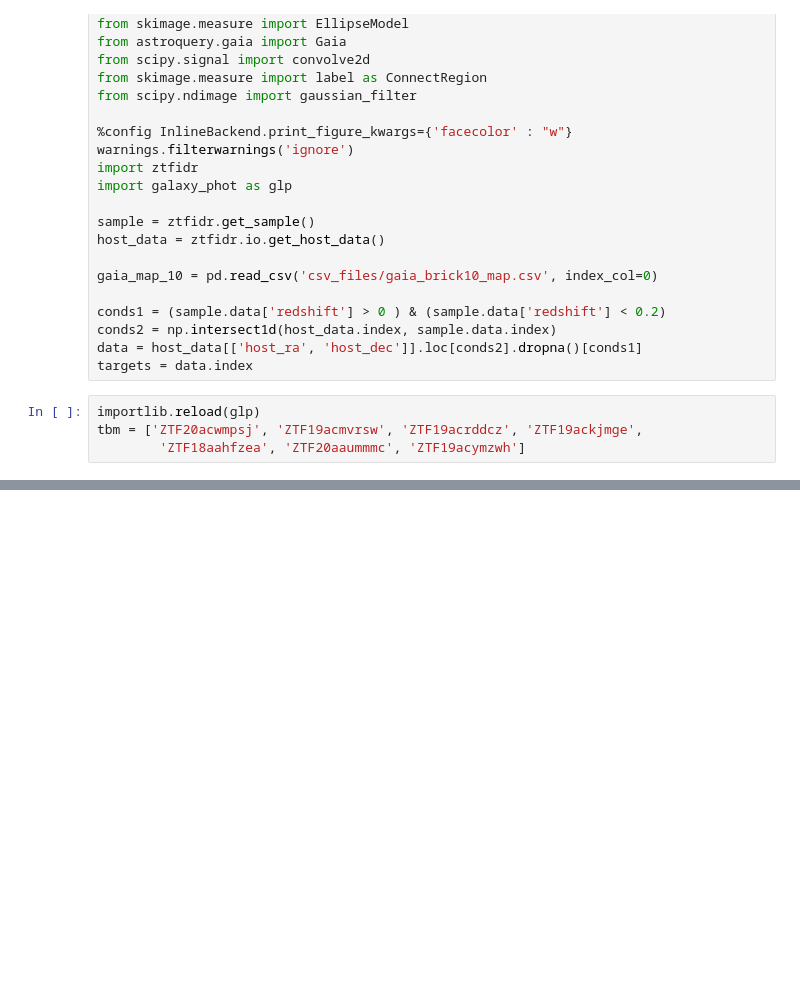
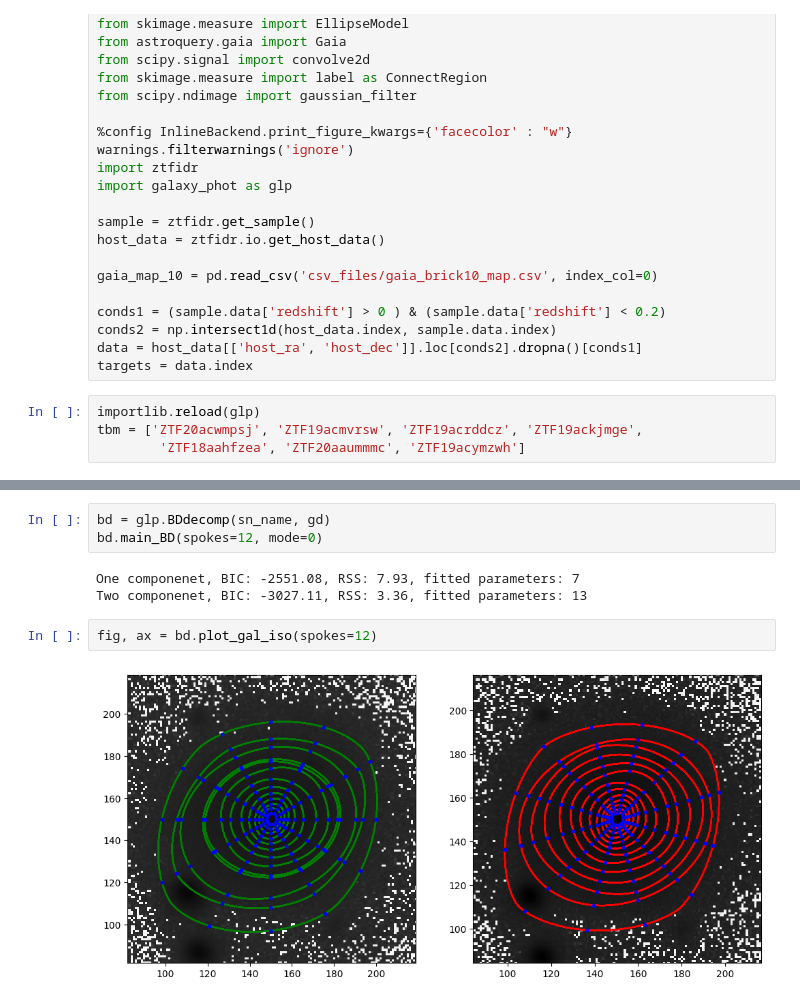
Before and after one commit to RobertSenzel/ZTF_host_decomp, a Jupyter notebook: mask_query.ipynb, the cells around one changed output, grey strips where cells are left out. Cells and saved outputs as stored; diff of their text form; blank space fills up the shorter version.

```diff
--- a/mask_query.ipynb
+++ b/mask_query.ipynb
@@ -218,0 +143,10 @@ NameError: name 'region_count' is not defined
+# %%
+bd = glp.BDdecomp(sn_name, gd)
+bd.main_BD(spokes=12, mode=0)
+# %% [output]
+One componenet, BIC: -2551.08, RSS: 7.93, fitted parameters: 7
+Two componenet, BIC: -3027.11, RSS: 3.36, fitted parameters: 13
+# %%
+fig, ax = bd.plot_gal_iso(spokes=12)
+# %% [output]
+[figure, added]
```
Also changed, not shown: parts of 23 cells of this notebook, 3 other files.
